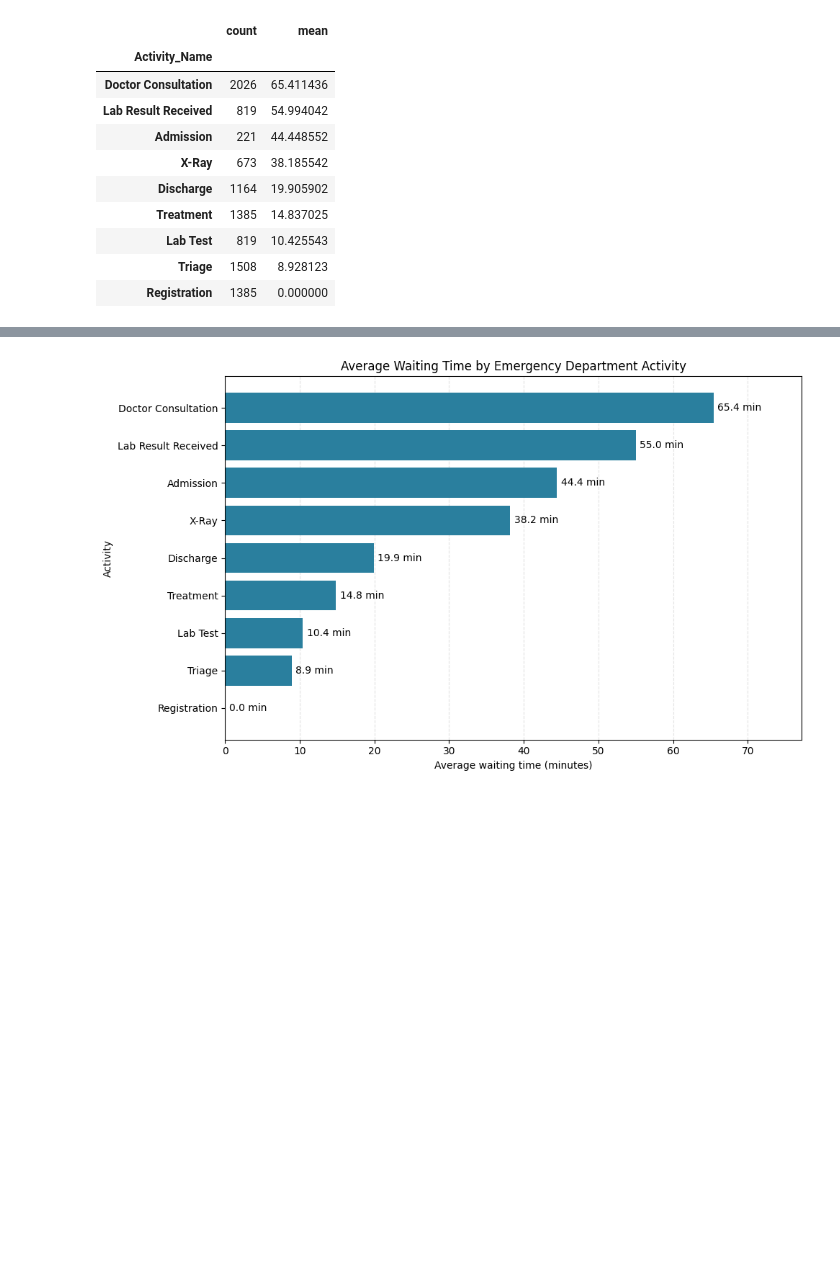
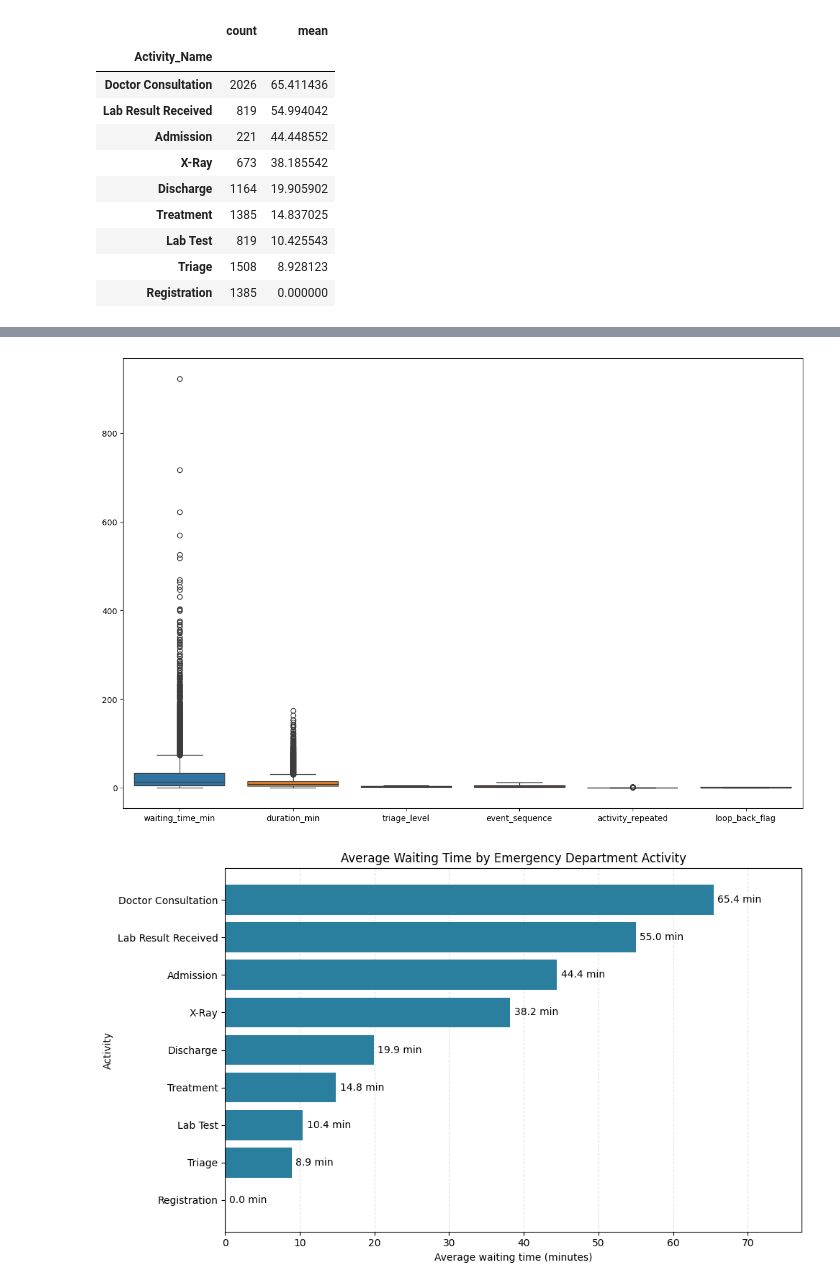
Before and after one commit to udayupmanyuu-spec/infotact-projects, a Jupyter notebook: Notebook/01_Dataset_understanding.ipynb, the cells around one changed output, grey strips where cells are left out. Saved outputs shown, nothing was run; the diff lists cells and outputs as text; code cells hidden in the pictures; blank space fills up the shorter version.

```diff
--- a/Notebook/01_Dataset_understanding.ipynb
+++ b/Notebook/01_Dataset_understanding.ipynb
@@ -218,0 +229,4 @@ dtype: object
+# %%
+df.columns = df.columns.str.lower()
+# %%
+df = df.rename(columns={'is_revisit': 'activity_repeated'})
@@ -219,10 +241,11 @@ dtype: object
 # %%
-df["Timestamp"] = pd.to_datetime(
-    df["Timestamp"],
+df["timestamp"] = pd.to_datetime(
+    df["timestamp"],
     errors="ignore"
+
 )
 
-df["Timestamp"].dtypes
+df["timestamp"].dtypes
 # %% [output]
 dtype('<M8[ns]')
 # %%
@@ -395,2 +427,8 @@ Index: []
+# %%
+plt.figure(figsize=(15,10))
+sns.boxplot(df)
+plt.show()
+# %% [output]
+[figure, added]
 # %%
 mean_wait_by_activity = (
```
Also changed, not shown: parts of 14 cells of this notebook.
